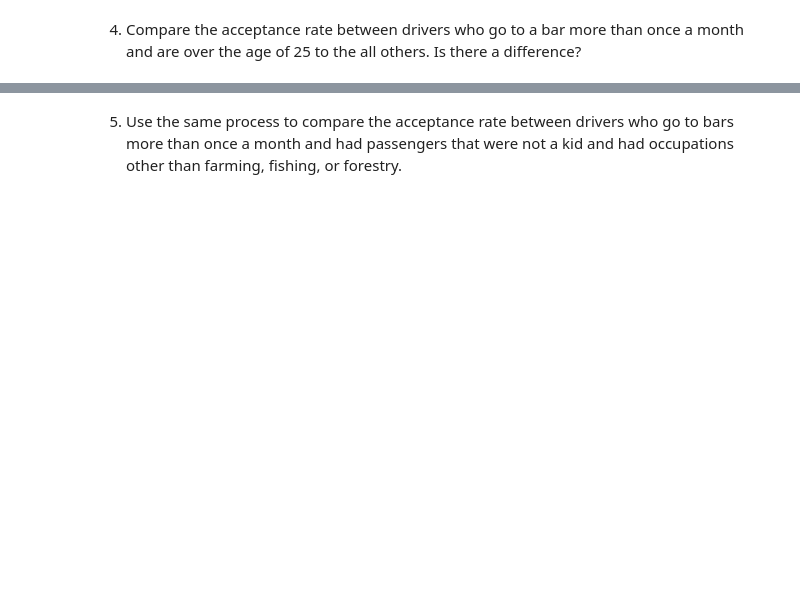
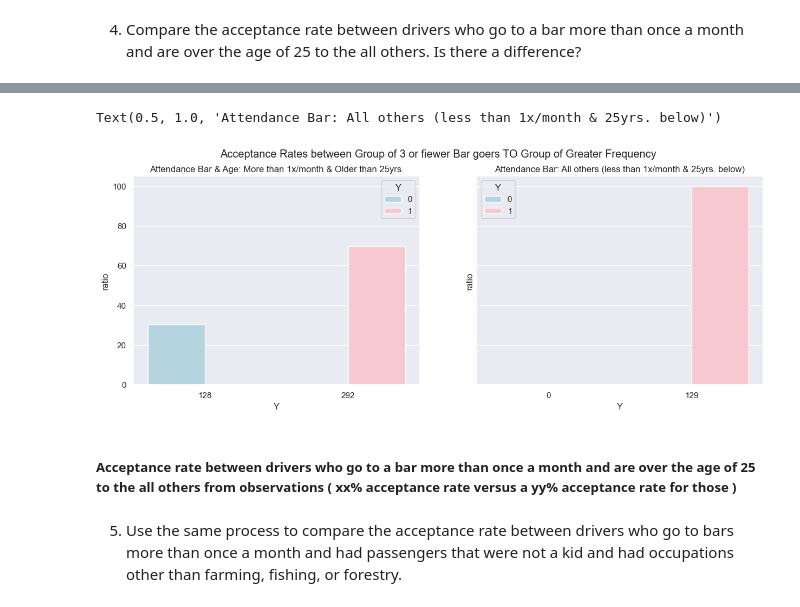
Before and after one commit to kesavan2017/ucbe-AIML-practical-application-51, a Jupyter notebook: prompt.ipynb, the cells around one changed output, grey strips where cells are left out. Saved outputs shown, nothing was run; the diff lists cells and outputs as text; code cells hidden in the pictures; blank space fills up the shorter version.

```diff
--- a/prompt.ipynb
+++ b/prompt.ipynb
@@ -254,3 +258,11 @@ plt.show()
 Now, we will lead you through an exploration of just the bar related coupons.
 
 1. Create a new `DataFrame` that contains just the bar coupons.
+# %%
+# Reset the "Y" acceptance feature back to int64 for groupby functions to work given change in above section for Seaborn plotting requireing a string
+#
+data['Y'] = data['Y'].astype('int64')
+df_bar_coupon = pd.DataFrame(data.query('coupon =="Bar"'))
+df_bar_coupon.info()
+#Confirm new dataframe has the correct total for responses for acceptance of bar coupons
+df_bar_coupon['Y'].value_counts()
@@ -261,2 +399,19 @@ Now, we will lead you through an exploration of just the bar related coupons.
 # %% [markdown]
 4. Compare the acceptance rate between drivers who go to a bar more than once a month and are over the age of 25 to the all others.  Is there a difference?
+# %%
+# Bar 	 ['never' 'less1' '1~3' 'gt8' 'unknown' '4~8']
+# age 	 ['21' '46' '26' '31' '41' '50plus' '36' 'below21']
+#Multi field group by and aggregate on Y for this problem : Possible Use of FILTER for this problem
+
+df_bar_moreThan1perMonth = df_bar_coupon.query('(Bar == "1~3" or Bar == "gt8" or Bar == "4~8") and (age != "21" and age != "below21")').groupby(['Y'])[['Y']].count()
+#print(df_bar_moreThan1perMonth)
+
+df_bar_moreThan1perMonth['ratio'] = df_bar_moreThan1perMonth['Y']/df_bar_moreThan1perMonth.Y.sum()
+print(df_bar_moreThan1perMonth)
+#df_bar_other = df_bar_coupon.query('(Bar == "never" or Bar == "less1") and (age == "21" or age == "below21")').groupby(['age', 'Y'])[['Y']].count()
+#print(df_bar_other)
+
+df_bar_other = df_bar_coupon.query('(Bar == "never" or Bar == "less1") and (age == "21" or age == "below21")').groupby(['Y'])[['Y']].sum()
+#print(df_bar_other)
+df_bar_other['ratio'] = df_bar_other['Y']/df_bar_other.Y.sum()
+print(df_bar_other)
@@ -263,2 +427,18 @@ Now, we will lead you through an exploration of just the bar related coupons.
+# %%
+# Create subplots to visualize the table for the Group that went to a bar 3 or fewer times vs. the group that went to a Bar more than 3 times a per month:
+#
+#
+fig, axes = plt.subplots(1, 2, figsize=(15, 5), sharey=True)
+fig.suptitle('Acceptance Rates between Group of 3 or fiewer Bar goers TO Group of Greater Frequency')
+
+sns.barplot(ax=axes[0], x=df_bar_moreThan1perMonth['Y'], y=df_bar_moreThan1perMonth['ratio'].mul(100), hue=df_bar_moreThan1perMonth.index.astype(str), palette=['lightblue', 'pink'])
+sns.barplot(ax=axes[1], x=df_bar_other['Y'], y=df_bar_other['ratio'].mul(100), hue=df_bar_other.index.astype(str), palette=['lightblue', 'pink'])
+axes[0].set_title("Attendance Bar & Age: More than 1x/month & Older than 25yrs.")
+axes[1].set_title("Attendance Bar: All others (less than 1x/month & 25yrs. below)")
+# %% [output]
+Text(0.5, 1.0, 'Attendance Bar: All others (less than 1x/month & 25yrs. below)')
+[figure, added]
+# %% [markdown]
+##### Acceptance rate between drivers who go to a bar more than once a month and are over the age of 25 to the all others from observations ( xx% acceptance rate versus a yy% acceptance rate for those )
 # %% [markdown]
 5. Use the same process to compare the acceptance rate between drivers who go to bars more than once a month and had passengers that were not a kid and had occupations other than farming, fishing, or forestry.
```
Also changed, not shown: parts of 17 cells of this notebook.
